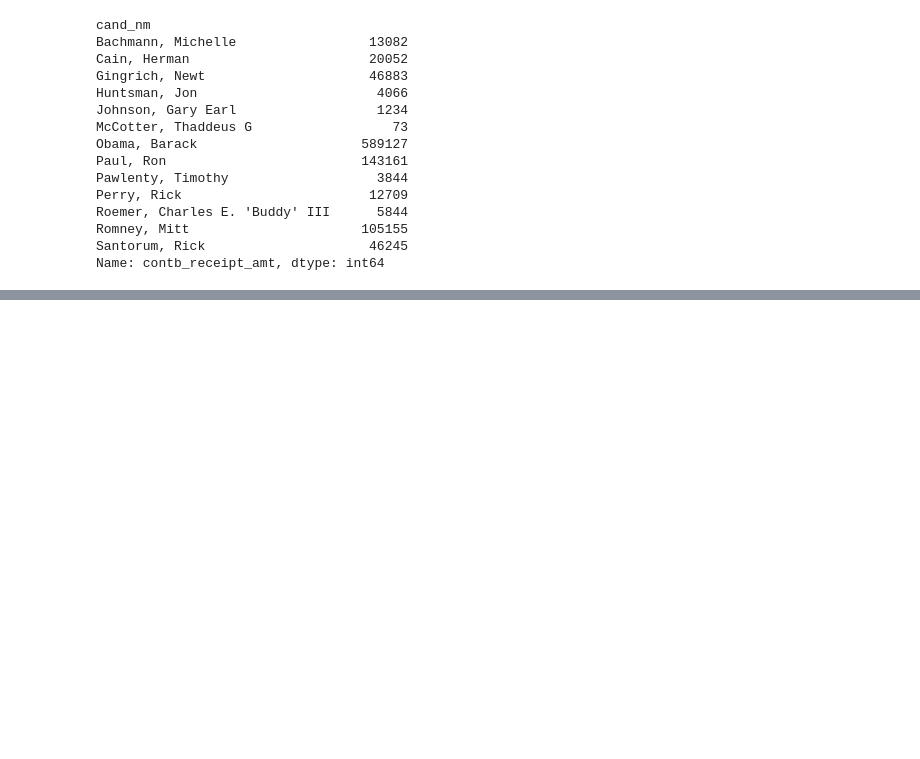
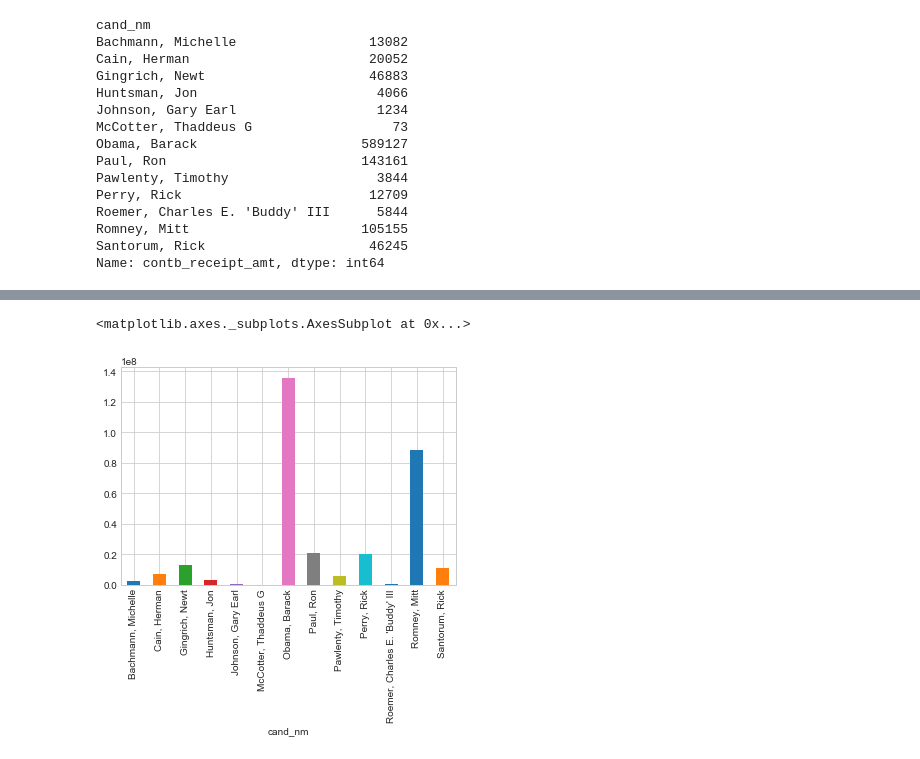
Before and after one commit to rh2835/data_analysis, a Jupyter notebook: election data project-polls and donors.ipynb, the cells around one changed output, grey strips where cells are left out. Saved outputs shown, nothing was run; the diff lists cells and outputs as text; code cells hidden in the pictures; blank space fills up the shorter version.

```diff
--- a/election data project-polls and donors.ipynb
+++ b/election data project-polls and donors.ipynb
@@ -332,0 +339,5 @@ Name: contb_receipt_amt, dtype: float64
+# %%
+cand_amount.plot(kind='bar')
+# %% [output]
+<matplotlib.axes._subplots.AxesSubplot at 0x...>
+[figure, added]
```
Also changed, not shown: parts of 4 cells of this notebook.
